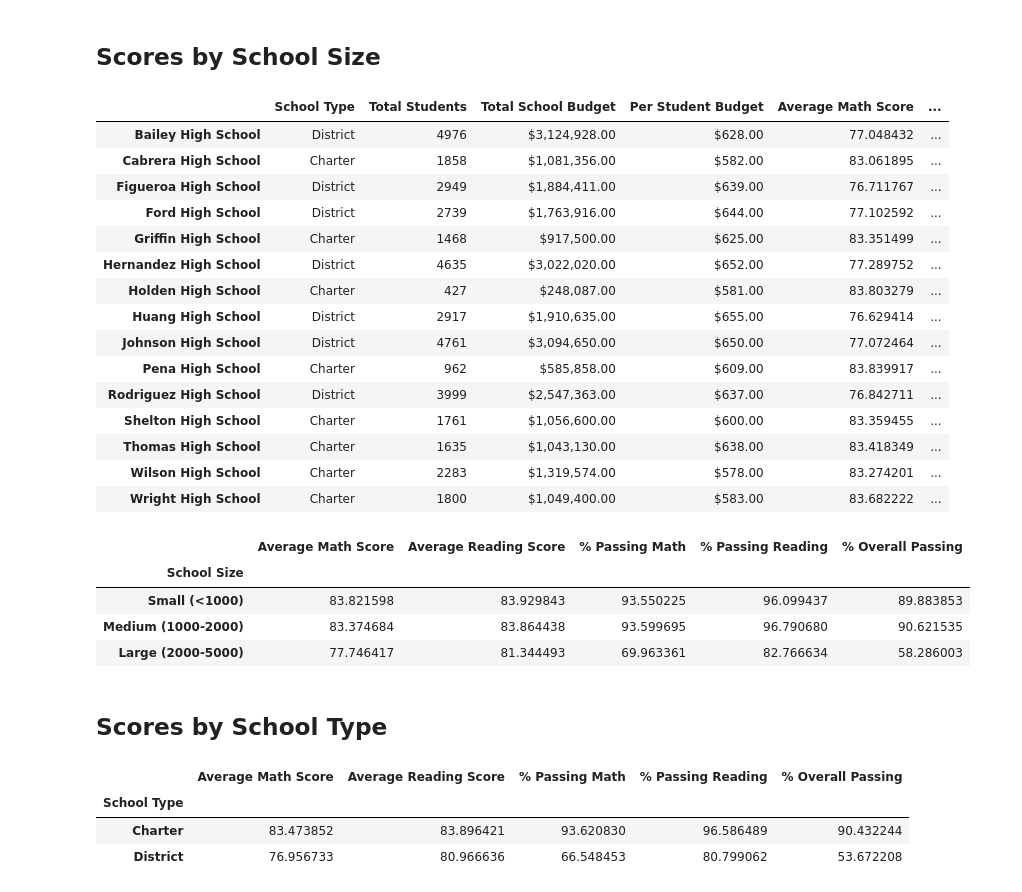
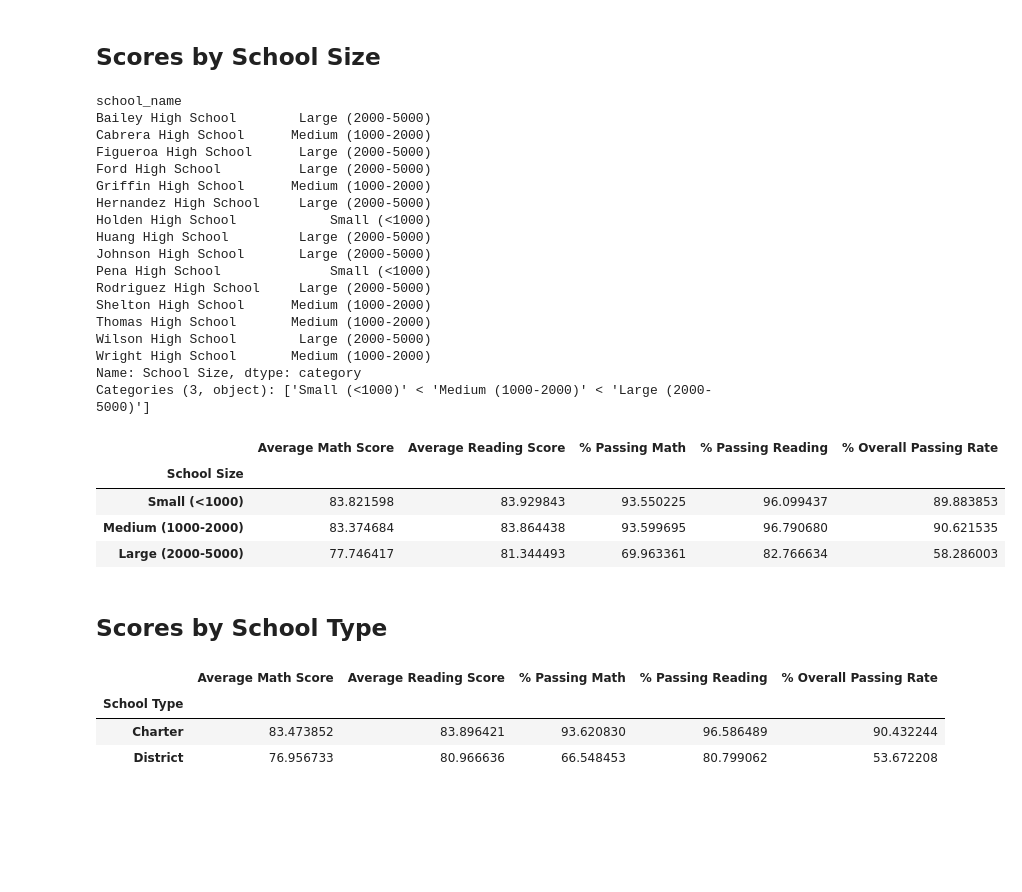
Before and after one commit to leahkrause/pandas-challenge, a Jupyter notebook: PyCitySchools/PyCitySchools_starter.ipynb, the cells around one changed output. Drawn from its saved outputs; the diff is of its cells as text; code cells hidden in the pictures; blank space fills up the shorter version.

```diff
--- a/PyCitySchools/PyCitySchools_starter.ipynb
+++ b/PyCitySchools/PyCitySchools_starter.ipynb
@@ -335,10 +359,10 @@ per_school_summary = pd.DataFrame({"School Type": school_types,
                                   "Total Students": per_school_counts,
                                   "Total School Budget": per_school_budget,
                                    "Per Student Budget": per_school_capita,
-                                  "Average Math Score": average_math_score,
-                                  "Average Reading Score": average_reading_score,
-                                  "% Passing Math": passing_math_percentage,
-                                  "% Passing Reading": passing_reading_percentage,
+                                  "Average Math Score": per_school_math,
+                                  "Average Reading Score": per_school_reading,
+                                  "% Passing Math": per_school_passing_math,
+                                  "% Passing Reading": per_school_passing_reading,
                                   "% Overall Passing": overall_passing_rate
 })
 
@@ -563,24 +663,27 @@ labels = ["Small (<1000)", "Medium (1000-2000)", "Large (2000-5000)"]
 # Categorize the spending based on the bins
 # Use `pd.cut` on the "Total Students" column of the `per_school_summary` DataFrame.
 
-per_school_summary["School Size"] =
+per_school_summary["School Size"] = pd.cut(per_school_counts, size_bins, labels = labels)
+per_school_summary["School Size"]
 # %% [output]
-|  | School Type | Total Students | Total School Budget | Per Student Budget | Average Math Score | ... |
-| Bailey High School | District | 4976 | $3,124,928.00 | $628.00 | 77.048432 | ... |
-| Cabrera High School | Charter | 1858 | $1,081,356.00 | $582.00 | 83.061895 | ... |
-| Figueroa High School | District | 2949 | $1,884,411.00 | $639.00 | 76.711767 | ... |
-| Ford High School | District | 2739 | $1,763,916.00 | $644.00 | 77.102592 | ... |
-| Griffin High School | Charter | 1468 | $917,500.00 | $625.00 | 83.351499 | ... |
-| Hernandez High School | District | 4635 | $3,022,020.00 | $652.00 | 77.289752 | ... |
-| Holden High School | Charter | 427 | $248,087.00 | $581.00 | 83.803279 | ... |
-| Huang High School | District | 2917 | $1,910,635.00 | $655.00 | 76.629414 | ... |
-| Johnson High School | District | 4761 | $3,094,650.00 | $650.00 | 77.072464 | ... |
-| Pena High School | Charter | 962 | $585,858.00 | $609.00 | 83.839917 | ... |
-| Rodriguez High School | District | 3999 | $2,547,363.00 | $637.00 | 76.842711 | ... |
-| Shelton High School | Charter | 1761 | $1,056,600.00 | $600.00 | 83.359455 | ... |
-| Thomas High School | Charter | 1635 | $1,043,130.00 | $638.00 | 83.418349 | ... |
-| Wilson High School | Charter | 2283 | $1,319,574.00 | $578.00 | 83.274201 | ... |
-| Wright High School | Charter | 1800 | $1,049,400.00 | $583.00 | 83.682222 | ... |
+school_name
+Bailey High School        Large (2000-5000)
+Cabrera High School      Medium (1000-2000)
+Figueroa High School      Large (2000-5000)
+Ford High School          Large (2000-5000)
+Griffin High School      Medium (1000-2000)
+Hernandez High School     Large (2000-5000)
+Holden High School            Small (<1000)
+Huang High School         Large (2000-5000)
+Johnson High School       Large (2000-5000)
+Pena High School              Small (<1000)
+Rodriguez High School     Large (2000-5000)
+Shelton High School      Medium (1000-2000)
+Thomas High School       Medium (1000-2000)
+Wilson High School        Large (2000-5000)
+Wright High School       Medium (1000-2000)
+Name: School Size, dtype: category
+Categories (3, object): ['Small (<1000)' < 'Medium (1000-2000)' < 'Large (2000-5000)']
 # %%
 # Calculate averages for the desired columns.
 size_math_scores = per_school_summary.groupby(["School Size"]).mean()["Average Math Score"]
@@ -591,12 +694,16 @@ size_overall_passing = per_school_summary.groupby(["School Size"]).mean()["% Ove
 # %%
 # Create a DataFrame called `size_summary` that breaks down school performance based on school size (small, medium, or large).
 # Use the scores above to create a new DataFrame called `size_summary`
-
+size_summary =  pd.DataFrame({"Average Math Score": size_math_scores,
+                                 "Average Reading Score": size_reading_scores,
+                                 "% Passing Math": size_passing_math,
+                                 "% Passing Reading": size_passing_reading,
+                                 "% Overall Passing Rate": size_overall_passing})
 
 # Display results
 size_summary
 # %% [output]
-|  | Average Math Score | Average Reading Score | % Passing Math | % Passing Reading | % Overall Passing |
+|  | Average Math Score | Average Reading Score | % Passing Math | % Passing Reading | % Overall Passing Rate |
 | School Size |  |  |  |  |  |
 | Small (<1000) | 83.821598 | 83.929843 | 93.550225 | 96.099437 | 89.883853 |
 | Medium (1000-2000) | 83.374684 | 83.864438 | 93.599695 | 96.790680 | 90.621535 |
@@ -619,12 +726,15 @@ average_percent_passing_reading_by_type = type_passing_reading["% Passing Readin
 average_percent_overall_passing_by_type = type_overall_passing["% Overall Passing"]
 # %%
 # Assemble the new data by type into a DataFrame called `type_summary`
-
-
+type_summary = pd.DataFrame({"Average Math Score": average_math_score_by_type,
+                                 "Average Reading Score": average_reading_score_by_type,
+                                 "% Passing Math": average_percent_passing_math_by_type,
+                                 "% Passing Reading": average_percent_passing_reading_by_type,
+                                 "% Overall Passing Rate": average_percent_overall_passing_by_type})
 # Display results
 type_summary
 # %% [output]
-|  | Average Math Score | Average Reading Score | % Passing Math | % Passing Reading | % Overall Passing |
+|  | Average Math Score | Average Reading Score | % Passing Math | % Passing Reading | % Overall Passing Rate |
 | School Type |  |  |  |  |  |
 | Charter | 83.473852 | 83.896421 | 93.620830 | 96.586489 | 90.432244 |
 | District | 76.956733 | 80.966636 | 66.548453 | 80.799062 | 53.672208 |
```
Also changed, not shown: parts of 19 cells of this notebook.
